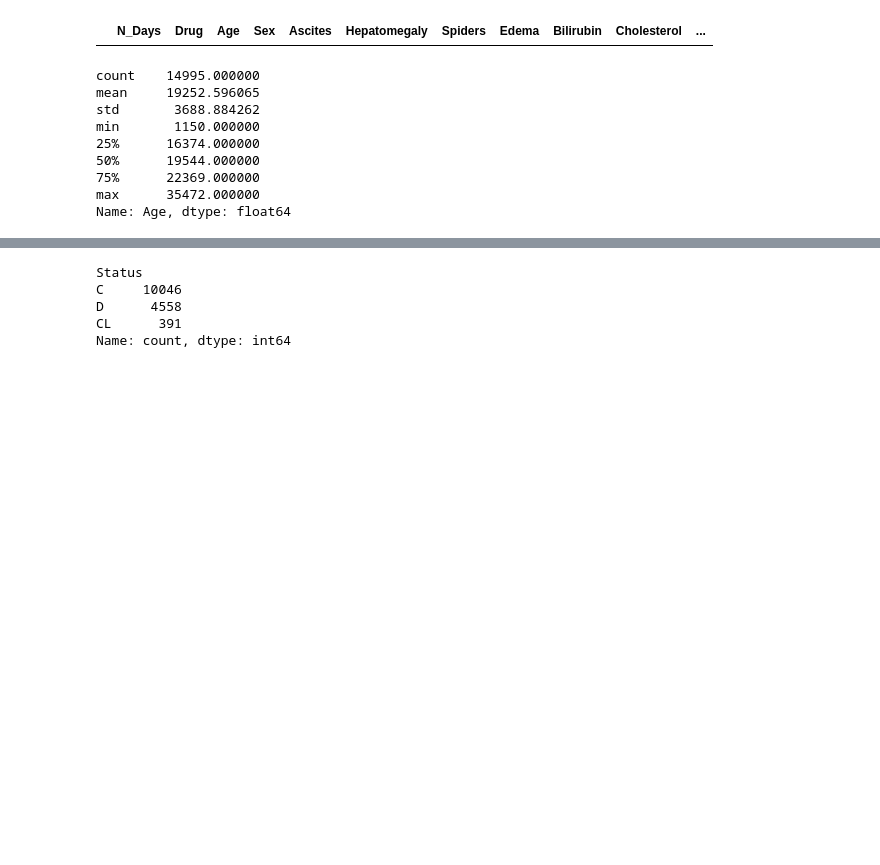
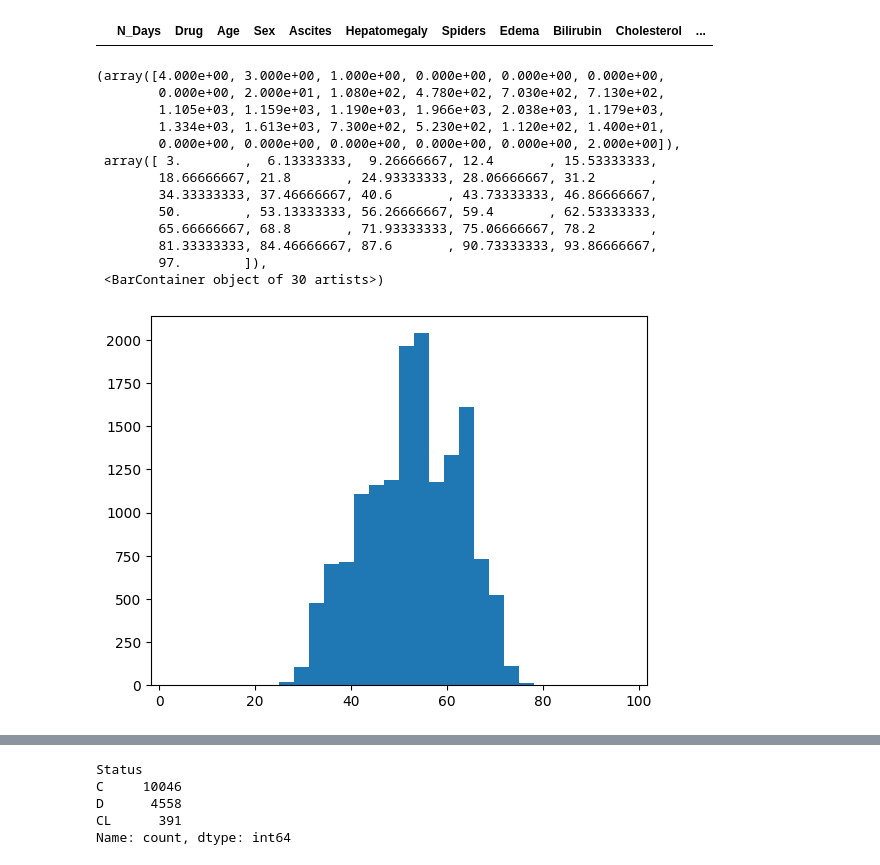
Before and after one commit to melaniedaddio/projet, a Jupyter notebook: projet.ipynb, the cells around one changed output, grey strips where cells are left out. Saved outputs shown, nothing was run; the diff lists cells and outputs as text; code cells hidden in the pictures; blank space fills up the shorter version.

```diff
--- a/projet.ipynb
+++ b/projet.ipynb
@@ -115,18 +236,6 @@ train_df.drop(train_df[train_df['Age'] < train_df['N_Days']].index, inplace=True
 train_df[train_df['Age']<train_df['N_Days']]
 # %% [output]
 |  | N_Days | Drug | Age | Sex | Ascites | Hepatomegaly | Spiders | Edema | Bilirubin | Cholesterol | ... |
-# %%
-train_df['Age'].describe()
-# %% [output]
-count    14995.000000
-mean     19252.596065
-std       3688.884262
-min       1150.000000
-25%      16374.000000
-50%      19544.000000
-75%      22369.000000
-max      35472.000000
-Name: Age, dtype: float64
 # %%
 # probleme avec age qui est en jour
 train_df['Age'] = round(train_df['Age'] / 365, 0)
@@ -138,0 +245,17 @@ train_df['N_Days'] = train_df['N_Days'].astype('int')
+# %%
+plt.hist(train_df['Age'], bins=30)
+# %% [output]
+(array([4.000e+00, 3.000e+00, 1.000e+00, 0.000e+00, 0.000e+00, 0.000e+00,
+        0.000e+00, 2.000e+01, 1.080e+02, 4.780e+02, 7.030e+02, 7.130e+02,
+        1.105e+03, 1.159e+03, 1.190e+03, 1.966e+03, 2.038e+03, 1.179e+03,
+        1.334e+03, 1.613e+03, 7.300e+02, 5.230e+02, 1.120e+02, 1.400e+01,
+        0.000e+00, 0.000e+00, 0.000e+00, 0.000e+00, 0.000e+00, 2.000e+00]),
+ array([ 3.        ,  6.13333333,  9.26666667, 12.4       , 15.53333333,
+        18.66666667, 21.8       , 24.93333333, 28.06666667, 31.2       ,
+        34.33333333, 37.46666667, 40.6       , 43.73333333, 46.86666667,
+        50.        , 53.13333333, 56.26666667, 59.4       , 62.53333333,
+        65.66666667, 68.8       , 71.93333333, 75.06666667, 78.2       ,
+        81.33333333, 84.46666667, 87.6       , 90.73333333, 93.86666667,
+        97.        ]),
+ <BarContainer object of 30 artists>)
+[figure, added]
```
Also changed, not shown: parts of 41 cells of this notebook.
